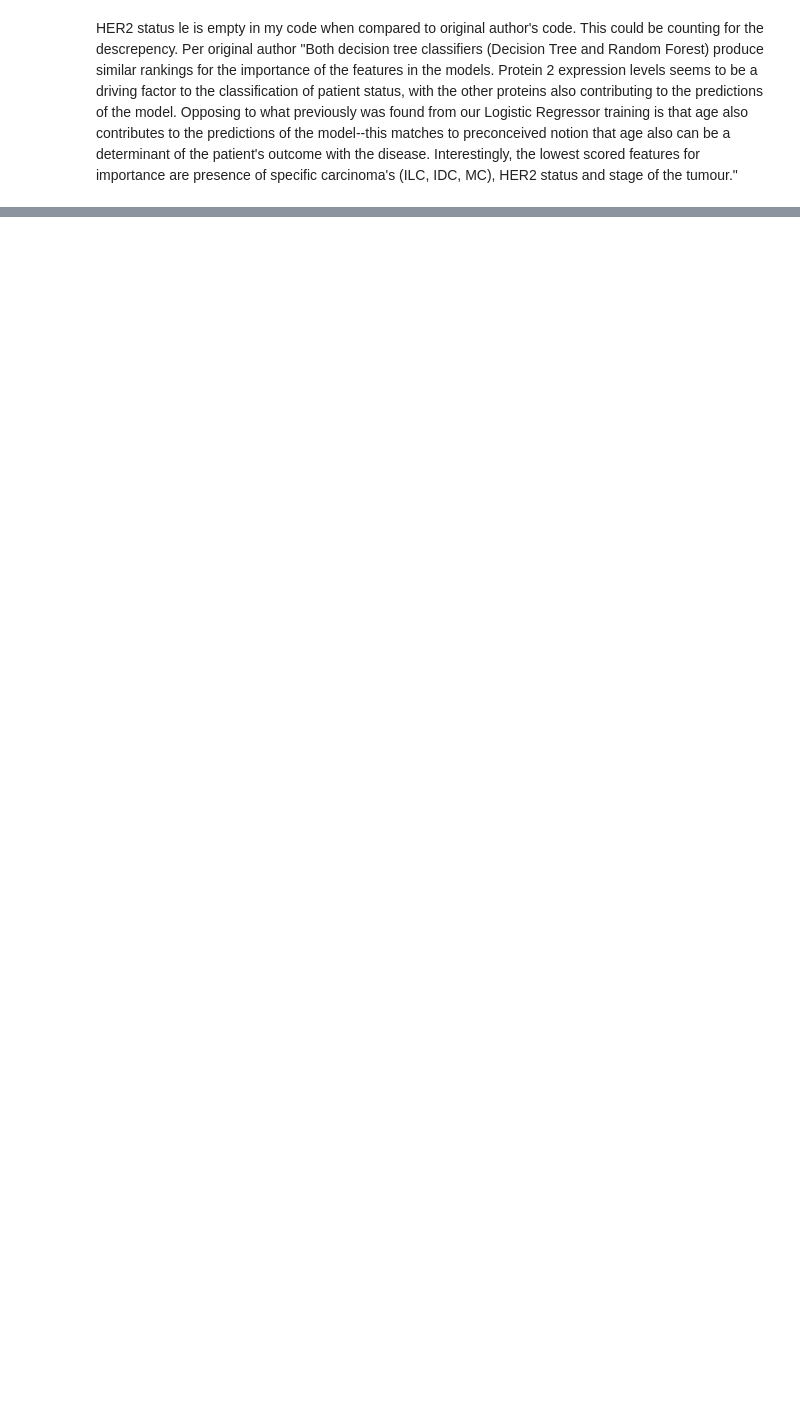
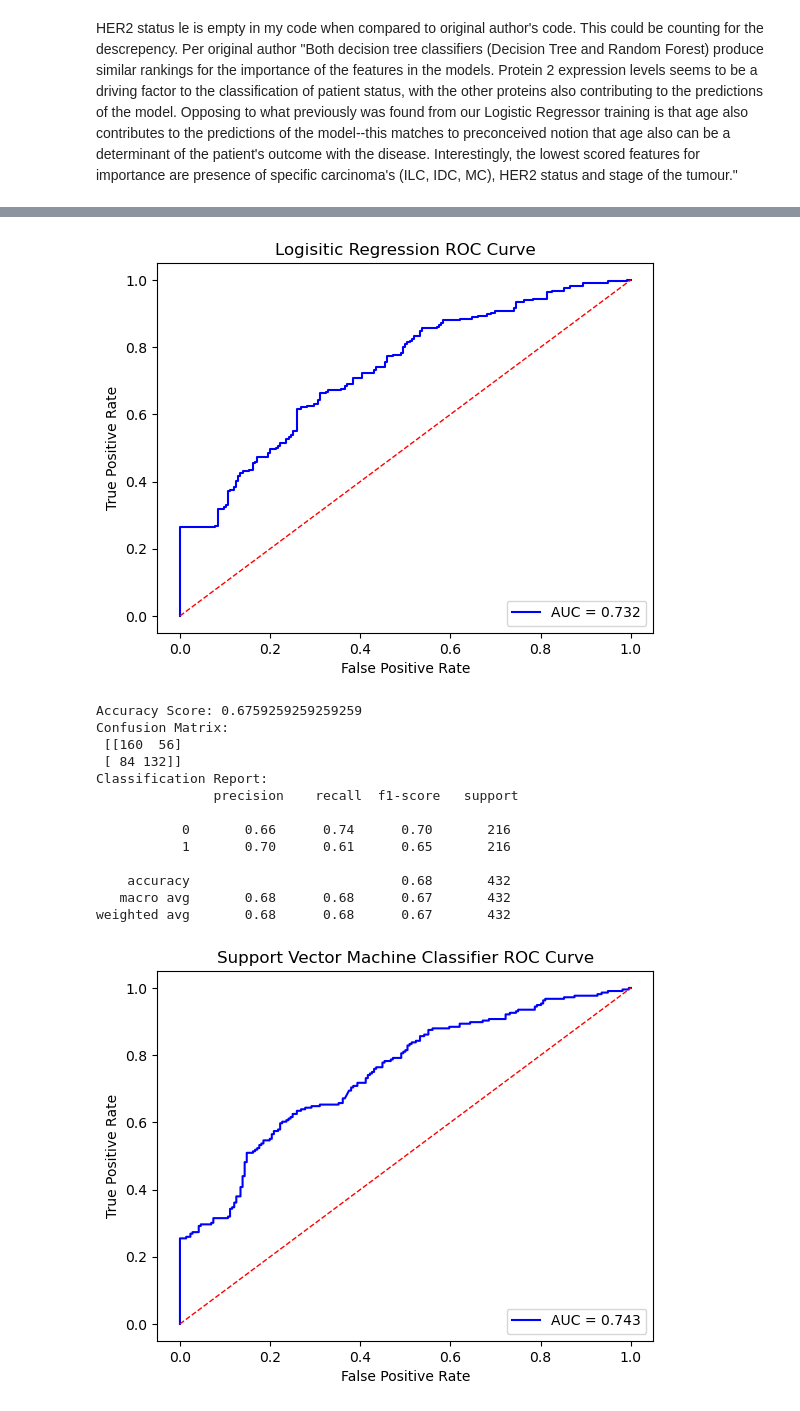
Before and after one commit to LeahLou622/ML-Capstone, a Jupyter notebook: 20.7 Capstone-Data Wrangling and Interpretation.ipynb, the cells around one changed output, grey strips where cells are left out. Saved outputs shown, nothing was run; the diff lists cells and outputs as text; code cells hidden in the pictures; blank space fills up the shorter version.

Commit message:
Add files via upload
replicating existing Kaggle code, adding TPOT auto ML to find pipelines, adding ROC curves on various models.

```diff
--- a/20.7 Capstone-Data Wrangling and Interpretation.ipynb
+++ b/20.7 Capstone-Data Wrangling and Interpretation.ipynb
@@ -266,2 +264,7 @@ plt.show()
 # %% [markdown]
 HER2 status le is empty in my code when compared to original author's code. This could be counting for the descrepency. Per original author "Both decision tree classifiers (Decision Tree and Random Forest) produce similar rankings for the importance of the features in the models. Protein 2 expression levels seems to be a driving factor to the classification of patient status, with the other proteins also contributing to the predictions of the model. Opposing to what previously was found from our Logistic Regressor training is that age also contributes to the predictions of the model--this matches to preconceived notion that age also can be a determinant of the patient's outcome with the disease. Interestingly, the lowest scored features for importance are presence of specific carcinoma's (ILC, IDC, MC), HER2 status and stage of the tumour."
+# %%
+from tpot import TPOTClassifier
+tpot=TPOTClassifier(generations=3, population_size=5, verbosity=2, offspring_size=10, scoring='accuracy', cv=5)
+tpot.fit(X_train, y_train)
+print(tpot.score(X_test, y_test))
@@ -282,0 +307,38 @@ Future analysis using ROC curves on models
+# %%
+from sklearn.metrics import roc_curve, roc_auc_score, confusion_matrix, accuracy_score, classification_report
+# Performance on training data
+plot_ROC(logit, "Logisitic Regression ROC Curve", X_train, y_train)
+print(f"Accuracy Score: {accuracy_score(y_true=y_train, y_pred=logit.predict(X_train))}")
+print(f"Confusion Matrix:\n {confusion_matrix(y_true=y_train, y_pred=logit.predict(X_train))}")
+print(f"Classification Report:\n {classification_report(y_true=y_train, y_pred=logit.predict(X_train))}")
+
+plot_ROC(clf, "Support Vector Machine Classifier ROC Curve", X_train, y_train)
+print(f"Accuracy Score: {accuracy_score(y_true=y_train, y_pred=clf.predict(X_train))}")
+print(f"Confusion Matrix:\n {confusion_matrix(y_true=y_train, y_pred=clf.predict(X_train))}")
+print(f"Classification Report:\n {classification_report(y_true=y_train, y_pred=clf.predict(X_train))}")
+
+plot_ROC(forest, "Random Forest Classifier ROC Curve", X_train, y_train)
+print(f"Accuracy Score: {accuracy_score(y_true=y_train, y_pred=forest.predict(X_train))}")
+print(f"Confusion Matrix:\n {confusion_matrix(y_true=y_train, y_pred=forest.predict(X_train))}")
+print(f"Classification Report:\n {classification_report(y_true=y_train, y_pred=forest.predict(X_train))}")
+
+plot_ROC(tree_gini, "Decision Tree Classifier ROC Curve", X_train, y_train)
+print(f"Accuracy Score: {accuracy_score(y_true=y_train, y_pred=tree_gini.predict(X_train))}")
+print(f"Confusion Matrix:\n {confusion_matrix(y_true=y_train, y_pred=tree_gini.predict(X_train))}")
+print(f"Classification Report:\n {classification_report(y_true=y_train, y_pred=tree_gini.predict(X_train))}")
+# %% [output]
+[figure, added]
+Accuracy Score: 0.6759259259259259
+Confusion Matrix:
+ [[160  56]
+ [ 84 132]]
+Classification Report:
+               precision    recall  f1-score   support
+
+           0       0.66      0.74      0.70       216
+           1       0.70      0.61      0.65       216
+
+    accuracy                           0.68       432
+   macro avg       0.68      0.68      0.67       432
+weighted avg       0.68      0.68      0.67       432
+[figure, added]
```
Also changed, not shown: parts of 9 cells of this notebook.
